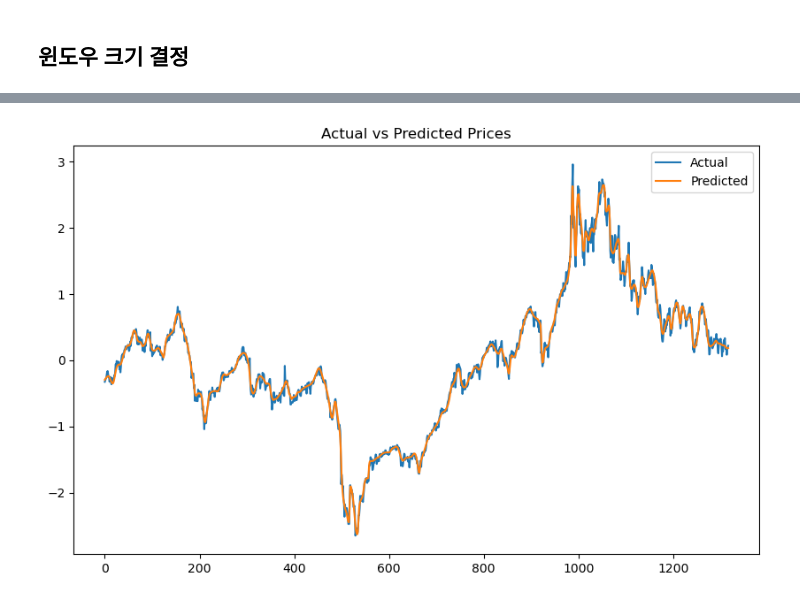
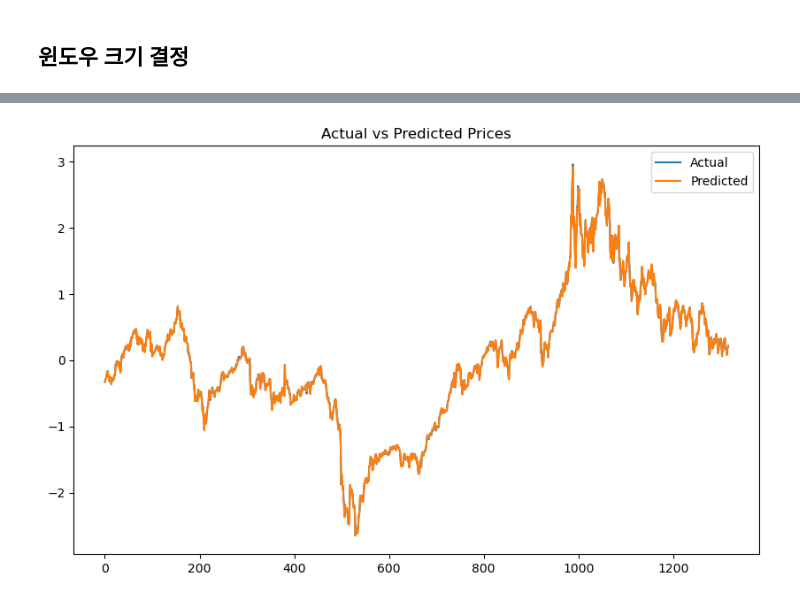
Before and after one commit to loading1031/machine-learning-lecture, a Jupyter notebook: oil/oil-0.08-result copy 2.ipynb, the cells around one changed output, grey strips where cells are left out. Cells and saved outputs as stored; diff of their text form; code cells hidden in the pictures.

```diff
--- a/oil/oil-0.64.ipynb
+++ b/oil/oil-0.08-result copy 2.ipynb
@@ -375,0 +396,14 @@ print(pivot_train_X_scaled[:5])  # 첫 5개 행 출력
+# %%
+# RMSE 정의
+def rmse(y_true, y_pred):
+    return np.sqrt(np.mean((y_true - y_pred) ** 2))  # Keras 없이 NumPy로 계산
+# 복원된 y 값
+scale_restore_y = scaler.inverse_transform(pivot_test_combined_scaled)[:, -1].reshape(-1, 1)
+
+# NumPy 배열로 변환한 원본 y 값과 RMSE 계산
+rmse_v = rmse(pivot_test_y.to_numpy(), scale_restore_y)
+
+# TensorFlow 텐서를 일반 숫자로 변환
+rmse_v_value = rmse_v.numpy() if hasattr(rmse_v, 'numpy') else float(rmse_v)
+
+print("복원된 데이터 평가 (RMSE):", rmse_v_value)
@@ -409,29 +478,30 @@ Test X Shape: (1317, 30, 9), Test y Shape: (1317, 1)
 # %%
 from tensorflow.keras.models import Sequential
-from tensorflow.keras.layers import LSTM, Dropout, Dense, GRU
+from tensorflow.keras.layers import LSTM, Dropout, Dense, Bidirectional,TimeDistributed
 from tensorflow.keras import backend as K
 
 # RMSE 정의
 def rmse(y_true, y_pred):
     return K.sqrt(K.mean(K.square(y_pred - y_true)))
 
-# LSTM과 GRU 혼합 모델
+# grid LSTM 모델
 model = Sequential([
-    LSTM(64, activation='tanh', input_shape=(window_size, X_train.shape[2]), return_sequences=True),
+    TimeDistributed(Dense(128, activation='relu', input_shape=(window_size, X_train.shape[2]))),  # 추가 Dense 레이어
     Dropout(0.3),
-    LSTM(32, activation='tanh'),  # 추가 Dense 레이어
+    Bidirectional(LSTM(64, activation='relu', return_sequences=True)),
+    Bidirectional(LSTM(32, activation='relu')),
     Dense(y_train.shape[1])  # 출력 레이어 (타겟 변수 개수에 맞춤)
 ])
 
 # 모델 컴파일 (loss에 rmse 사용)
-model.compile(optimizer='adam', loss='mse', metrics=[rmse, 'mae'])
+model.compile(optimizer='adam', loss=rmse, metrics=[rmse])
 # %%
 # 모델 학습
 history = model.fit(
     X_train, y_train,
     validation_data=(X_test, y_test),
-    epochs=300,  # 에포크 조정
-    batch_size=128,  # 배치 크기 조정
-    verbose=1
+    epochs=10000,  # 에포크 조정
+    batch_size=256,  # 배치 크기 조정
+    verbose=2,
 )
 # %% [output]
@@ -455,5 +525,5 @@ Epoch 300/300
 # %%
 # 모델 평가
-loss, rmse, mae = model.evaluate(X_test, y_test, verbose=0)
-print(f"Test Loss: {loss}, Test RMSE: {rmse}, Test MAE: {mae}")
+loss, rmse  = model.evaluate(X_test, y_test, verbose=0)
+print(f"Test Loss: {loss}, Test RMSE: {rmse}")
 # %% [output]
@@ -461,6 +555,8 @@ Test Loss: 0.004856943152844906, Test RMSE: 0.06494193524122238, Test MAE: 0.051
 # %%
 # 예측
 y_pred = model.predict(X_test)
+rmse_value = rmse(y_test, y_pred)
+print("정규화 데이터 평가 (RMSE):", rmse_value)
 
 # 시각화
 import matplotlib.pyplot as plt
@@ -476 +573 @@ plt.show()
-[figure, old version]
+[figure, new version]
```
Also changed, not shown: parts of 14 cells of this notebook, 22 other files.
